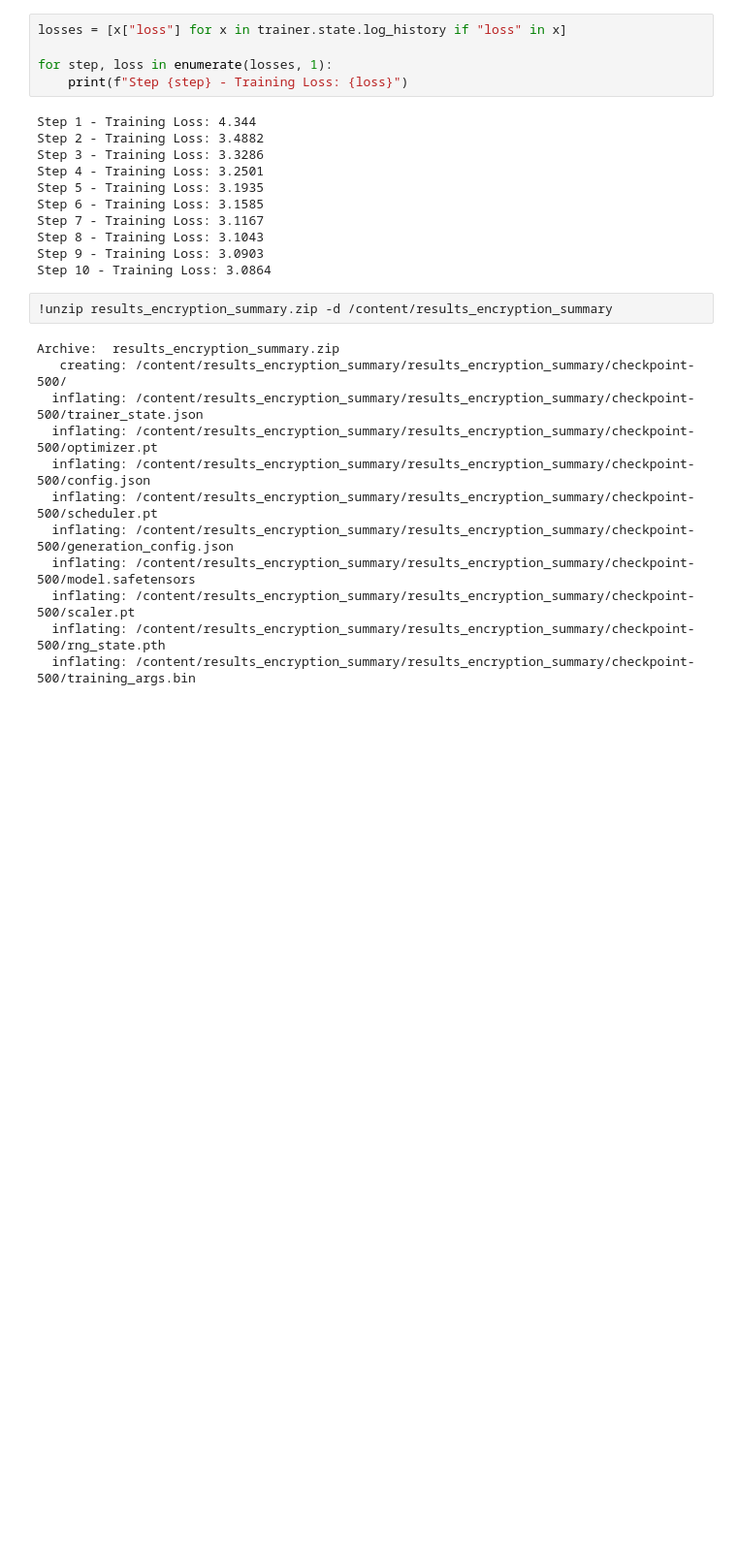
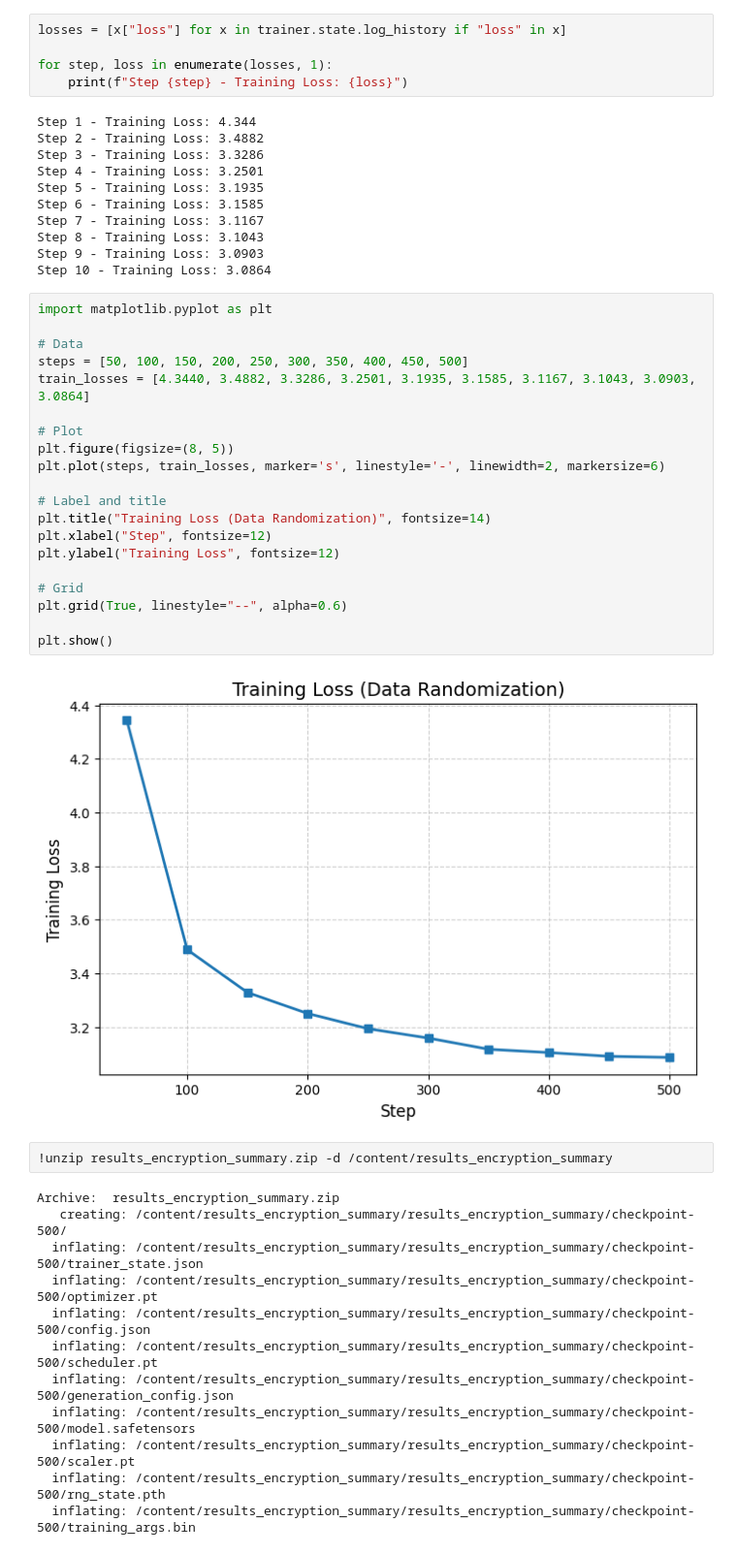
Before and after one commit to raffaele-aurucci/DataSanitization, a Jupyter notebook: models/data_randomization_summary.ipynb, the cells around one changed output. Shown at 97% size. Drawn from its saved outputs; the diff is of its cells as text; blank space fills up the shorter version.

```diff
--- a/models/data_randomization_summary.ipynb
+++ b/models/data_randomization_summary.ipynb
@@ -219,6 +219,28 @@ Step 7 - Training Loss: 3.1167
 Step 8 - Training Loss: 3.1043
 Step 9 - Training Loss: 3.0903
 Step 10 - Training Loss: 3.0864
+# %%
+import matplotlib.pyplot as plt
+
+# Data
+steps = [50, 100, 150, 200, 250, 300, 350, 400, 450, 500]
+train_losses = [4.3440, 3.4882, 3.3286, 3.2501, 3.1935, 3.1585, 3.1167, 3.1043, 3.0903, 3.0864]
+
+# Plot
+plt.figure(figsize=(8, 5))
+plt.plot(steps, train_losses, marker='s', linestyle='-', linewidth=2, markersize=6)
+
+# Label and title
+plt.title("Training Loss (Data Randomization)", fontsize=14)
+plt.xlabel("Step", fontsize=12)
+plt.ylabel("Training Loss", fontsize=12)
+
+# Grid
+plt.grid(True, linestyle="--", alpha=0.6)
+
+plt.show()
+# %% [output]
+[figure, added]
 # %%
 !unzip results_encryption_summary.zip -d /content/results_encryption_summary
 # %% [output]
```
Also changed, not shown: 32 other files.
